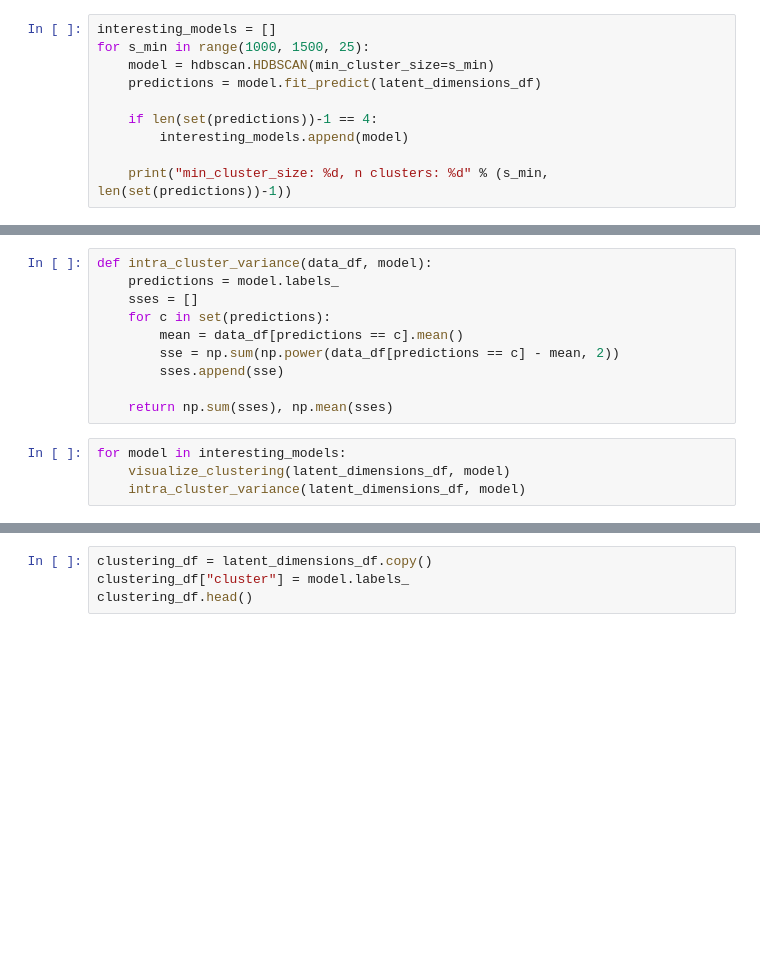
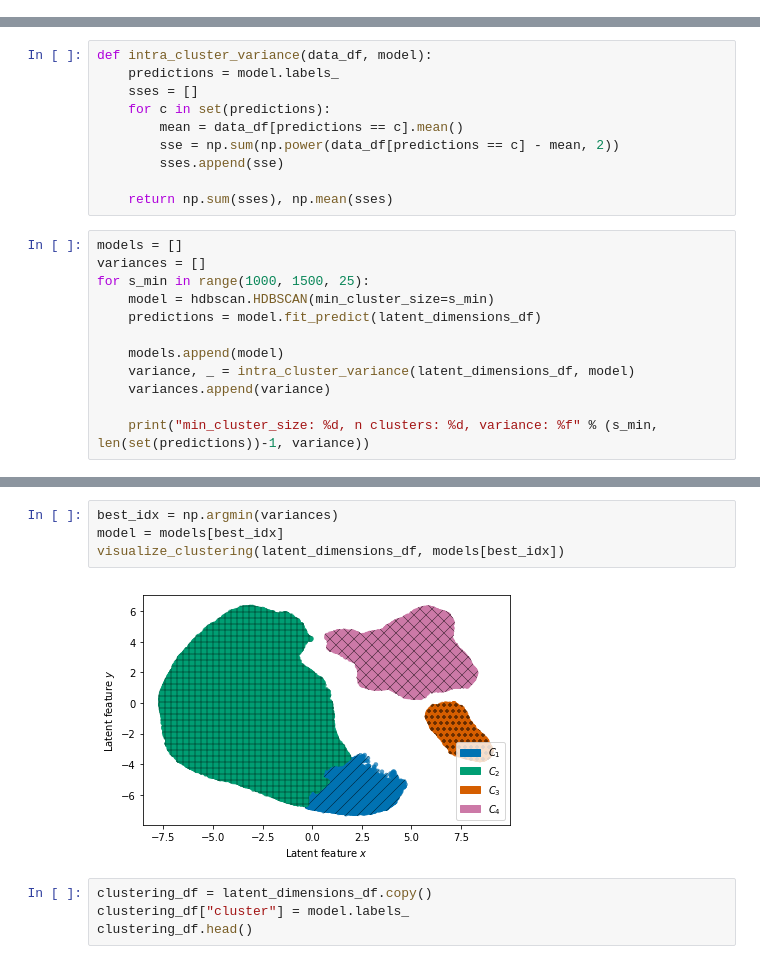
Before and after one commit to pmuellner/supporttheunderground, a Jupyter notebook: Identification and Analysis of Track Clusters.ipynb, the cells around one changed output, grey strips where cells are left out. Cells and saved outputs as stored; diff of their text form; blank space fills up the shorter version.

```diff
--- a/Identification and Analysis of Track Clusters.ipynb
+++ b/Identification and Analysis of Track Clusters.ipynb
@@ -92,13 +94,3 @@ def visualize_clustering(data, model):
     plt.ylabel(r"Latent feature $y$")
     plt.tight_layout()
     plt.show()
-# %%
-interesting_models = []
-for s_min in range(1000, 1500, 25):
-    model = hdbscan.HDBSCAN(min_cluster_size=s_min)
-    predictions = model.fit_predict(latent_dimensions_df)
-
-    if len(set(predictions))-1 == 4:
-        interesting_models.append(model)
-
-    print("min_cluster_size: %d, n clusters: %d" % (s_min, len(set(predictions))-1))
@@ -114,7 +104,15 @@ def intra_cluster_variance(data_df, model):
         sses.append(sse)
 
     return np.sum(sses), np.mean(sses)
-# %%
-for model in interesting_models:
-    visualize_clustering(latent_dimensions_df, model)
-    intra_cluster_variance(latent_dimensions_df, model)
+# %%
+models = []
+variances = []
+for s_min in range(1000, 1500, 25):
+    model = hdbscan.HDBSCAN(min_cluster_size=s_min)
+    predictions = model.fit_predict(latent_dimensions_df)
+
+    models.append(model)
+    variance, _ = intra_cluster_variance(latent_dimensions_df, model)
+    variances.append(variance)
+
+    print("min_cluster_size: %d, n clusters: %d, variance: %f" % (s_min, len(set(predictions))-1, variance))
@@ -121,3 +133,9 @@ for model in interesting_models:
+# %%
+best_idx = np.argmin(variances)
+model = models[best_idx]
+visualize_clustering(latent_dimensions_df, models[best_idx])
+# %% [output]
+[figure, added]
 # %%
 clustering_df = latent_dimensions_df.copy()
 clustering_df["cluster"] = model.labels_
```
Also changed, not shown: parts of 4 cells of this notebook, 2 other files.
